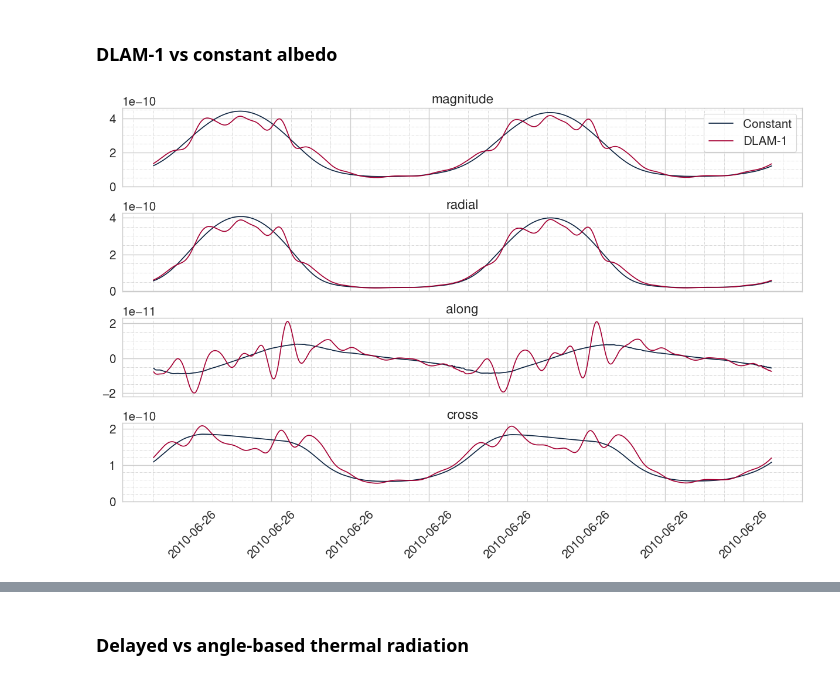
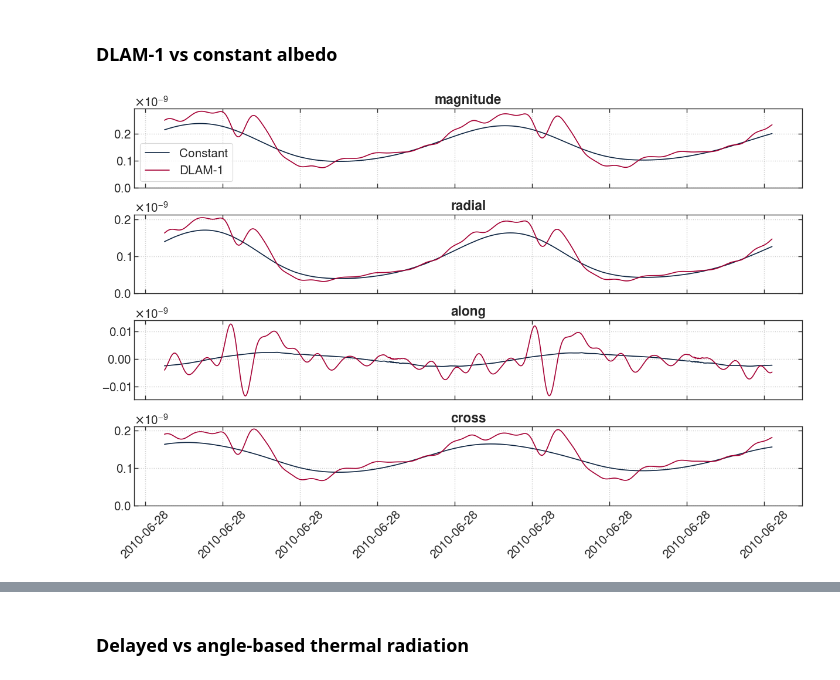
Before and after one commit to DominikStiller/tudelft-hpb-project, a Jupyter notebook: analysis/lro_preliminary_results.ipynb, the cells around one changed output, grey strips where cells are left out. Drawn from its saved outputs; the diff is of its cells as text; code cells hidden in the pictures.

```diff
--- a/analysis/lro_preliminary_results.ipynb
+++ b/analysis/lro_preliminary_results.ipynb
@@ -23,15 +26,18 @@ from lropy.analysis.transform import spher2cart, cart2spher, align_vectors
 from lropy.analysis.util import get_day_index, trim_df, get_revolutions_index
 from lropy.constants import moon_polar_radius
 # %%
-def plot_accelerations(dfs, labels):
+def plot_accelerations(dfs, labels, sources=None):
     fig, axs = plt.subplots(4, 1, figsize=(12, 8), sharex="all")
     ax_mag, ax_radial, ax_along, ax_cross = axs
 
-    for df, label in zip(dfs, labels):
-        ax_mag.plot(df.index, df["acc_rp_moon"], label=label)
-        ax_radial.plot(df.index, df["acc_rp_moon_radial"])
-        ax_along.plot(df.index, df["acc_rp_moon_along"])
-        ax_cross.plot(df.index, df["acc_rp_moon_cross"])
+    if sources is None:
+        sources = ["moon"] * len(dfs)
+
+    for df, label, source in zip(dfs, labels, sources):
+        ax_mag.plot(df.index, df[f"acc_rp_{source}"], label=label)
+        ax_radial.plot(df.index, df[f"acc_rp_{source}_radial"])
+        ax_along.plot(df.index, df[f"acc_rp_{source}_along"])
+        ax_cross.plot(df.index, df[f"acc_rp_{source}_cross"])
 
     ax_mag.set_title("magnitude")
     ax_radial.set_title("radial")
@@ -42,8 +48,9 @@ def plot_accelerations(dfs, labels):
     for ax in axs.flat:
         ax.tick_params(axis='x', labelrotation=45)
         ax.set_ylim([min(0, ax.get_ylim()[0]), ax.get_ylim()[1]])
+        ax.ticklabel_format(axis="y", style="sci", scilimits=(-9, -9), useMathText=True)
 
-    format_plot()
+    format_plot(major_grid=True)
 # %% [markdown]
 # Effect of instantaneous reradiation
 # %%
@@ -85,7 +121,7 @@ Shape of both is slightly different, i.e. instantaneous reradiation is not simpl
 # %% [markdown]
 # Relative contribution of albedo and thermal
 # %%
-results_folder_contribs = Path("../results/albedo_thermal_test-2023-08-15T19-54-12-f3789")
+results_folder_contribs = Path("../results/albedo_thermal_test-2023-08-19T11-39-46-c9586")
 metadata_contribs, runs_contribs = load_pickled_simulation_results(results_folder_contribs)
 # %%
 metadata_contribs
@@ -217,6 +250,6 @@ def plot_albedo_type(start_date):
     df_albedo_dlam = get_contrib_run("DLAM1", "NoThermal", "Cannonball", start_date)
     plot_accelerations([df_albedo_constant, df_albedo_dlam], ["Constant", "DLAM-1"])
 # %%
-plot_albedo_type("2010 JUN 26")
+plot_albedo_type("2010 JUN 28")
 # %% [output]
-[figure, old version]
+[figure, new version]
```
Also changed, not shown: parts of 26 cells of this notebook, 16 other files.
